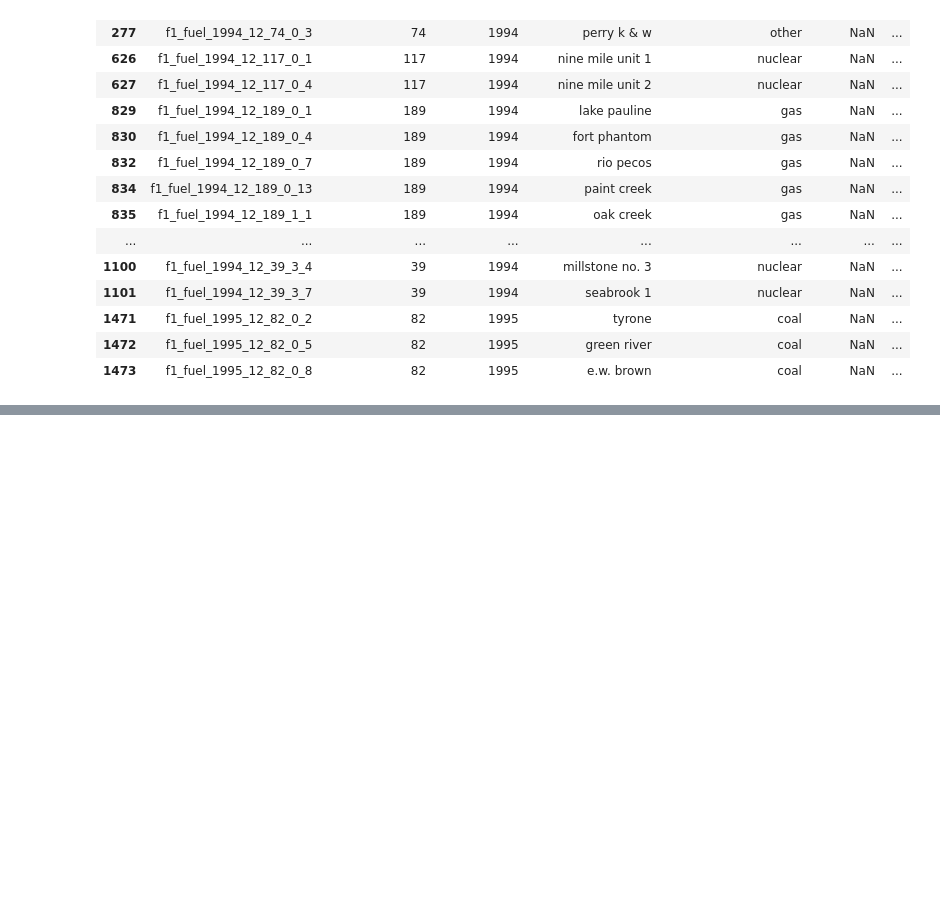
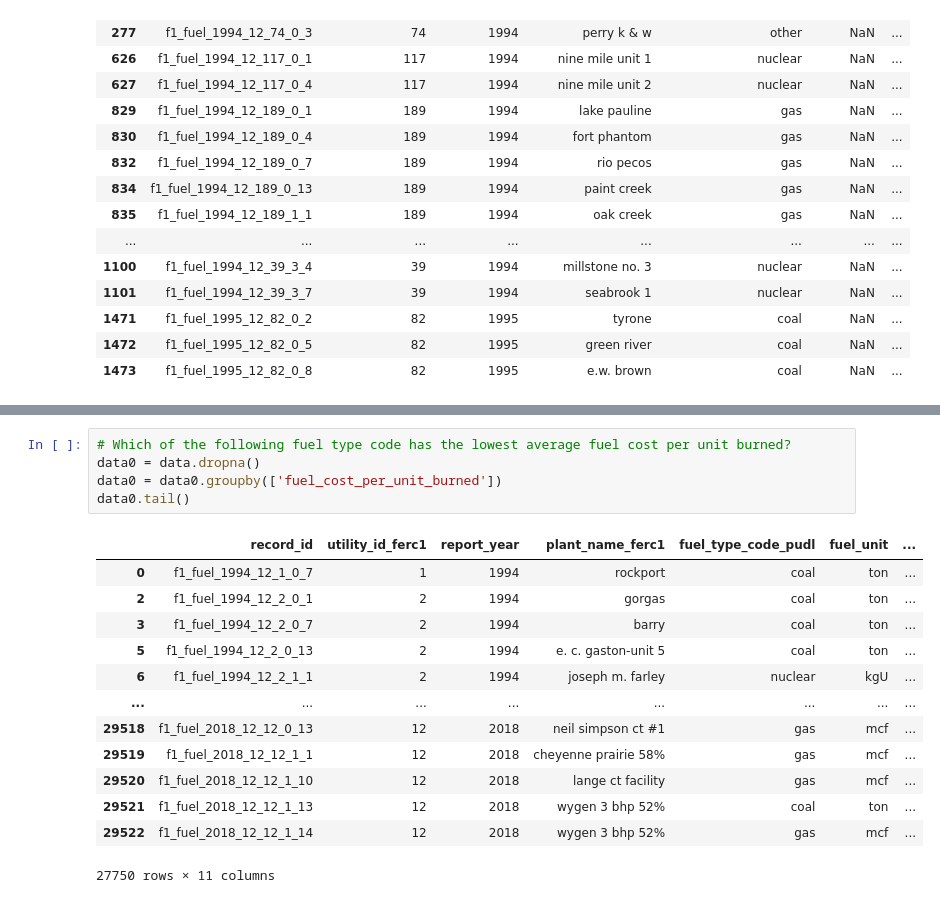
Before and after one commit to mustaphagarba/hamoye-internship, a Jupyter notebook: Hamoye_Intro_to_Data_Science.ipynb, the cells around one changed output, grey strips where cells are left out. Cells and saved outputs as stored; diff of their text form; blank space fills up the shorter version.

```diff
--- a/Hamoye_Intro_to_Data_Science.ipynb
+++ b/Hamoye_Intro_to_Data_Science.ipynb
@@ -92,0 +140,19 @@ null
+# %%
+# Which of the following fuel type code has the lowest average fuel cost per unit burned?
+data0 = data.dropna()
+data0 = data0.groupby(['fuel_cost_per_unit_burned'])
+data0.tail()
+# %% [output]
+|  | record_id | utility_id_ferc1 | report_year | plant_name_ferc1 | fuel_type_code_pudl | fuel_unit | ... |
+| 0 | f1_fuel_1994_12_1_0_7 | 1 | 1994 | rockport | coal | ton | ... |
+| 2 | f1_fuel_1994_12_2_0_1 | 2 | 1994 | gorgas | coal | ton | ... |
+| 3 | f1_fuel_1994_12_2_0_7 | 2 | 1994 | barry | coal | ton | ... |
+| 5 | f1_fuel_1994_12_2_0_13 | 2 | 1994 | e. c. gaston-unit 5 | coal | ton | ... |
+| 6 | f1_fuel_1994_12_2_1_1 | 2 | 1994 | joseph m. farley | nuclear | kgU | ... |
+| ... | ... | ... | ... | ... | ... | ... | ... |
+| 29518 | f1_fuel_2018_12_12_0_13 | 12 | 2018 | neil simpson ct #1 | gas | mcf | ... |
+| 29519 | f1_fuel_2018_12_12_1_1 | 12 | 2018 | cheyenne prairie 58% | gas | mcf | ... |
+| 29520 | f1_fuel_2018_12_12_1_10 | 12 | 2018 | lange ct facility | gas | mcf | ... |
+| 29521 | f1_fuel_2018_12_12_1_13 | 12 | 2018 | wygen 3 bhp 52% | coal | ton | ... |
+| 29522 | f1_fuel_2018_12_12_1_14 | 12 | 2018 | wygen 3 bhp 52% | gas | mcf | ... |
+27750 rows × 11 columns
```
Also changed, not shown: parts of 7 cells of this notebook.
